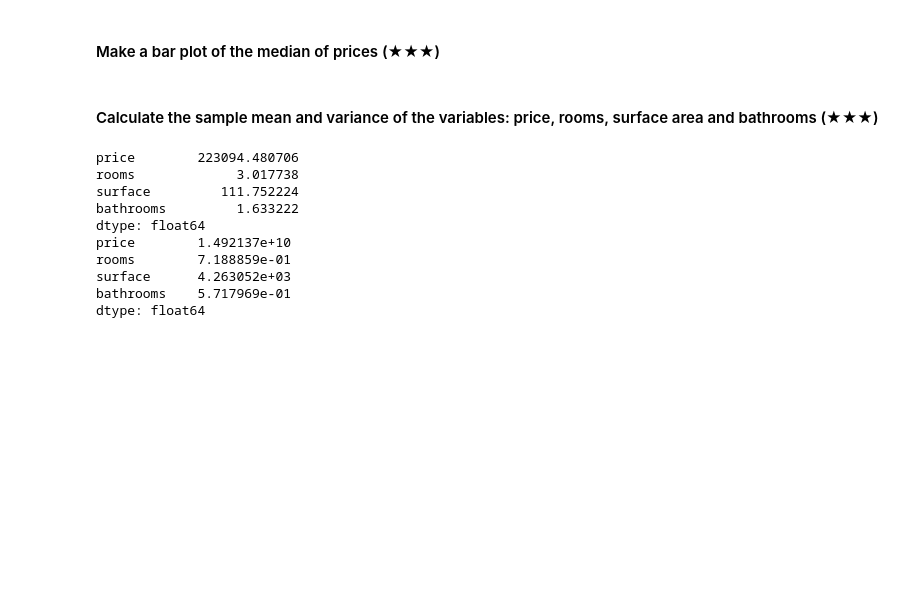
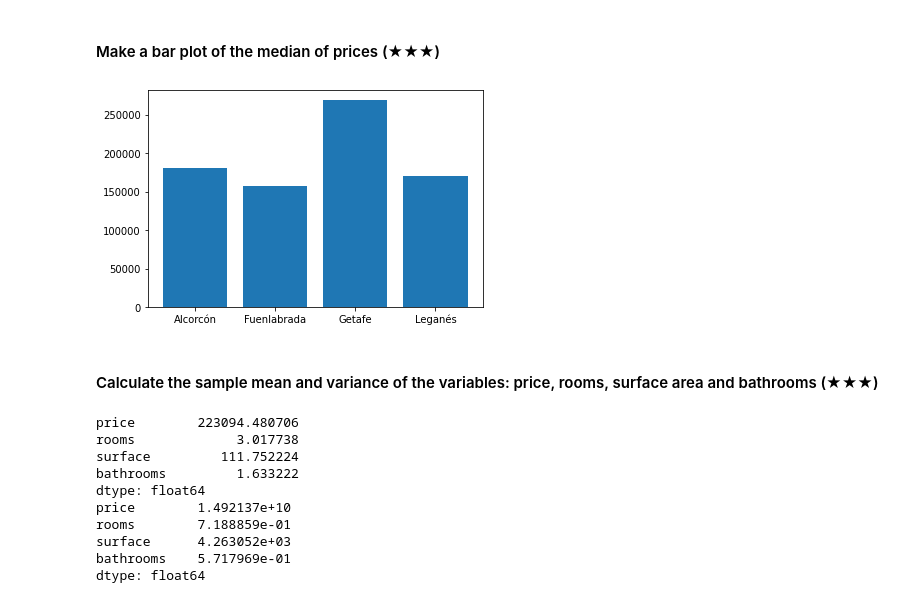
Before and after one commit to easyundercover/data-cleanup-final-exercise, a Jupyter notebook: project.ipynb, the cells around one changed output. Cells and saved outputs as stored; diff of their text form; code cells hidden in the pictures; blank space fills up the shorter version.

```diff
--- a/project.ipynb
+++ b/project.ipynb
@@ -179,5 +193,24 @@ memory usage: 263.1+ KB
 # %% [markdown]
 #### Make a bar plot of the median of prices (★★★)
+# %%
+#data = df[df['level5'].isin(("Fuenlabrada", "Leganés", "Getafe", "Alcorcón"))]
+#data_for_plot = data[['level5', 'price']]
+#data_to_plot = data_for_plot.groupby('level5').median()
+#keys = data_to_plot.index.values.tolist()
+#values = data_to_plot['price'].tolist()
+
+#plt.bar(keys, values)
+#plt.show()
+
+
+#Shorter way to do it:
+pip install seaborn
+import seaborn as sb
+
+sb.barplot(x = data_filtered_south['level5'], y = data_fitered_south['price'], estimator = median)
+plt.show()
+# %% [output]
+[figure, added]
 # %% [markdown]
 #### Calculate the sample mean and variance of the variables: price, rooms, surface area and bathrooms (★★★)
 # %%
```
Also changed, not shown: parts of 12 cells of this notebook.
